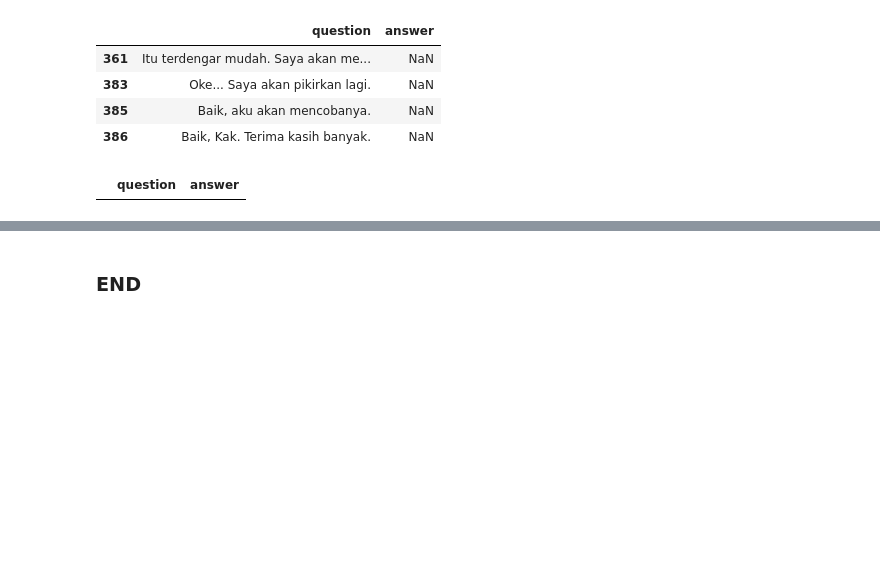
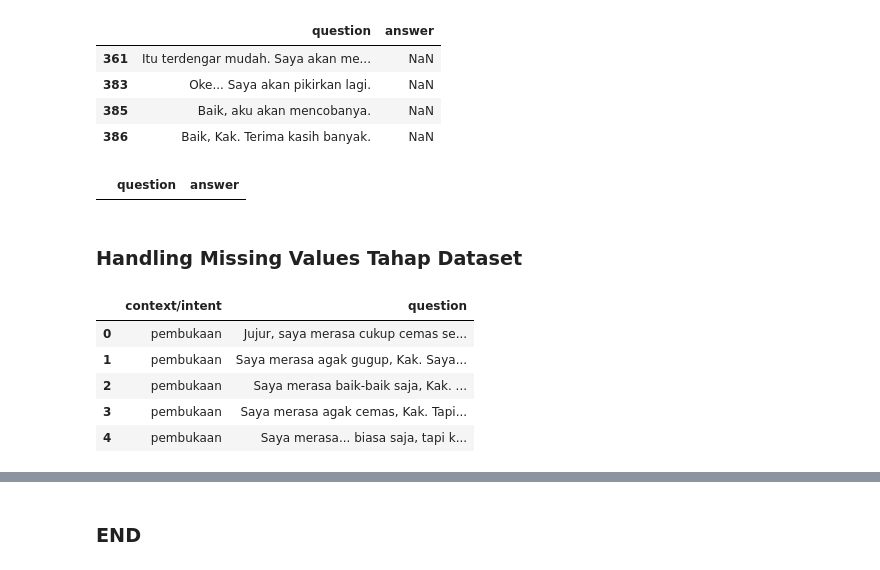
Before and after one commit to dinalarcode/Counselling-Chatbot, a Jupyter notebook: data/data_exploration.ipynb, the cells around one changed output, grey strips where cells are left out. Drawn from its saved outputs; the diff is of its cells as text; code cells hidden in the pictures; blank space fills up the shorter version.

```diff
--- a/data/data_exploration.ipynb
+++ b/data/data_exploration.ipynb
@@ -196,3 +196,15 @@ dqna[dqna.isnull().any(axis=1)]
 # %%
 # simpan dataset kembali
 dqna.to_csv('dataset_qna.csv')
+# %% [markdown]
+### Handling Missing Values Tahap Dataset
+# %%
+dt = pd.read_csv('dataset_tahap.csv', encoding='latin-1')
+dt.head()
+# %% [output]
+|  | context/intent | question |
+| 0 | pembukaan | Jujur, saya merasa cukup cemas se... |
+| 1 | pembukaan | Saya merasa agak gugup, Kak. Saya... |
+| 2 | pembukaan | Saya merasa baik-baik saja, Kak. ... |
+| 3 | pembukaan | Saya merasa agak cemas, Kak. Tapi... |
+| 4 | pembukaan | Saya merasa... biasa saja, tapi k... |
```
Also changed, not shown: parts of 6 cells of this notebook, 1 other file.
